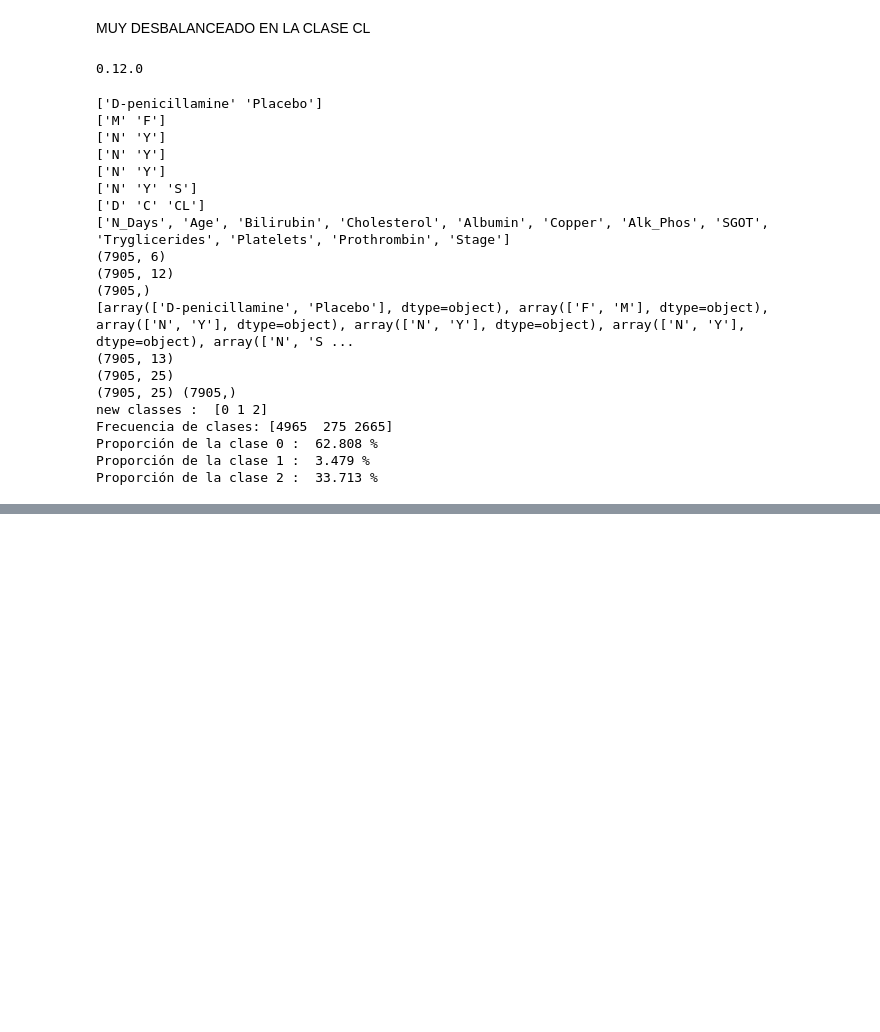
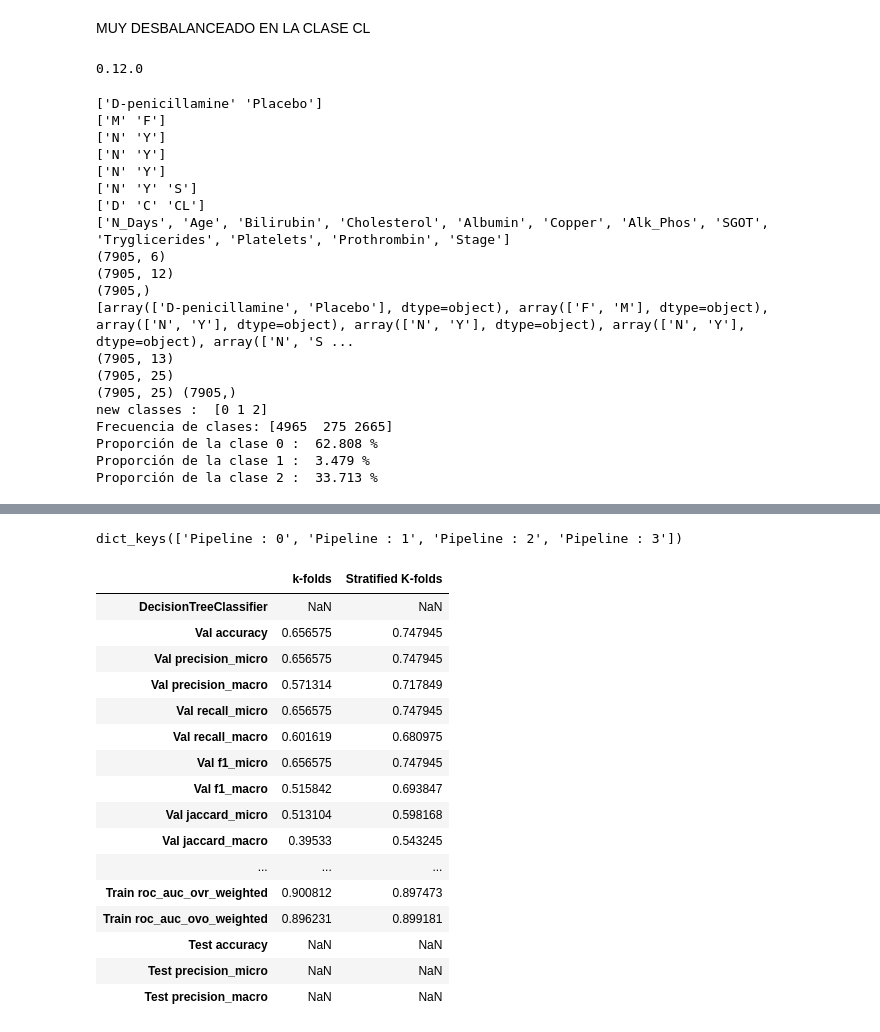
Before and after one commit to kokeitor/Multi-ClassPredictionCirrhosis, a Jupyter notebook: main.ipynb, the cells around one changed output, grey strips where cells are left out. Saved outputs shown, nothing was run; the diff lists cells and outputs as text; code cells hidden in the pictures; blank space fills up the shorter version.

```diff
--- a/main.ipynb
+++ b/main.ipynb
@@ -169,4 +177,7 @@ Frecuencia de clases: [4965  275 2665]
 Proporción de la clase 0 :  62.808 %
 Proporción de la clase 1 :  3.479 %
 Proporción de la clase 2 :  33.713 %
+# %%
+from sklearn.model_selection import train_test_split
+X_train,X_test,y_train,y_test = train_test_split(X_encoded,y_encoded,test_size=0.2, random_state=42, shuffle=True, stratify = None)
 # %%
@@ -196,4 +208 @@ Proporción de la clase 2 :  29.225 %
-# %%
-from sklearn.model_selection import train_test_split
-X_train,X_test,y_train,y_test = train_test_split(X_smoted,y_smoted,test_size=0.2, random_state=42, shuffle=True, stratify = None)
 # %%
@@ -264,6 +273,6 @@ def fit_and_predict(estimator, X_train,y_train,X_test, y_test) -> None:
 
 estimators = [tree, ada, log_reg, rdf_tree]
 for estimator in estimators:
-    fit_and_predict(estimator, X_train,y_train,X_test, y_test)
+    fit_and_predict(estimator, X_smoted,y_smoted,X_test, y_test)
 # %% [output]
 For DecisionTreeClassifier :
@@ -301 +310,53 @@ Test set accuracy - 0.812 %
 --------------------------------------------------------------------
+# %%
+from Paquetes.cross_validate import cv_function
+
+pipelines = [tree, ada, log_reg, rdf_tree]
+metrics = [
+                'accuracy',
+                'precision_micro',
+                'precision_macro',
+                'recall_micro',
+                'recall_macro',
+                'f1_micro',
+                'f1_macro',
+                'jaccard_micro',
+                'jaccard_macro',
+                'roc_auc_ovr',
+                'roc_auc_ovo',
+                'roc_auc_ovr_weighted',
+                'roc_auc_ovo_weighted'
+            ]
+cv_str = ['k-folds', 'Stratified K-folds']
+
+scores = cv_function(
+                        X_train = X_smoted,
+                        y_train = y_smoted,
+                        n_splits=5,
+                        pipelines = pipelines,
+                        metrics = metrics,
+                        cv_strategies = cv_str)
+# %%
+scores.keys()
+# %% [output]
+dict_keys(['Pipeline : 0', 'Pipeline : 1', 'Pipeline : 2', 'Pipeline : 3'])
+# %%
+scores[f"{list(scores.keys())[0]}"].head(30)
+# %% [output]
+|  | k-folds | Stratified K-folds |
+| DecisionTreeClassifier | NaN | NaN |
+| Val accuracy | 0.656575 | 0.747945 |
+| Val precision_micro | 0.656575 | 0.747945 |
+| Val precision_macro | 0.571314 | 0.717849 |
+| Val recall_micro | 0.656575 | 0.747945 |
+| Val recall_macro | 0.601619 | 0.680975 |
+| Val f1_micro | 0.656575 | 0.747945 |
+| Val f1_macro | 0.515842 | 0.693847 |
+| Val jaccard_micro | 0.513104 | 0.598168 |
+| Val jaccard_macro | 0.39533 | 0.543245 |
+| ... | ... | ... |
+| Train roc_auc_ovr_weighted | 0.900812 | 0.897473 |
+| Train roc_auc_ovo_weighted | 0.896231 | 0.899181 |
+| Test accuracy | NaN | NaN |
+| Test precision_micro | NaN | NaN |
+| Test precision_macro | NaN | NaN |
```
Also changed, not shown: parts of 7 cells of this notebook, 1 other file.
